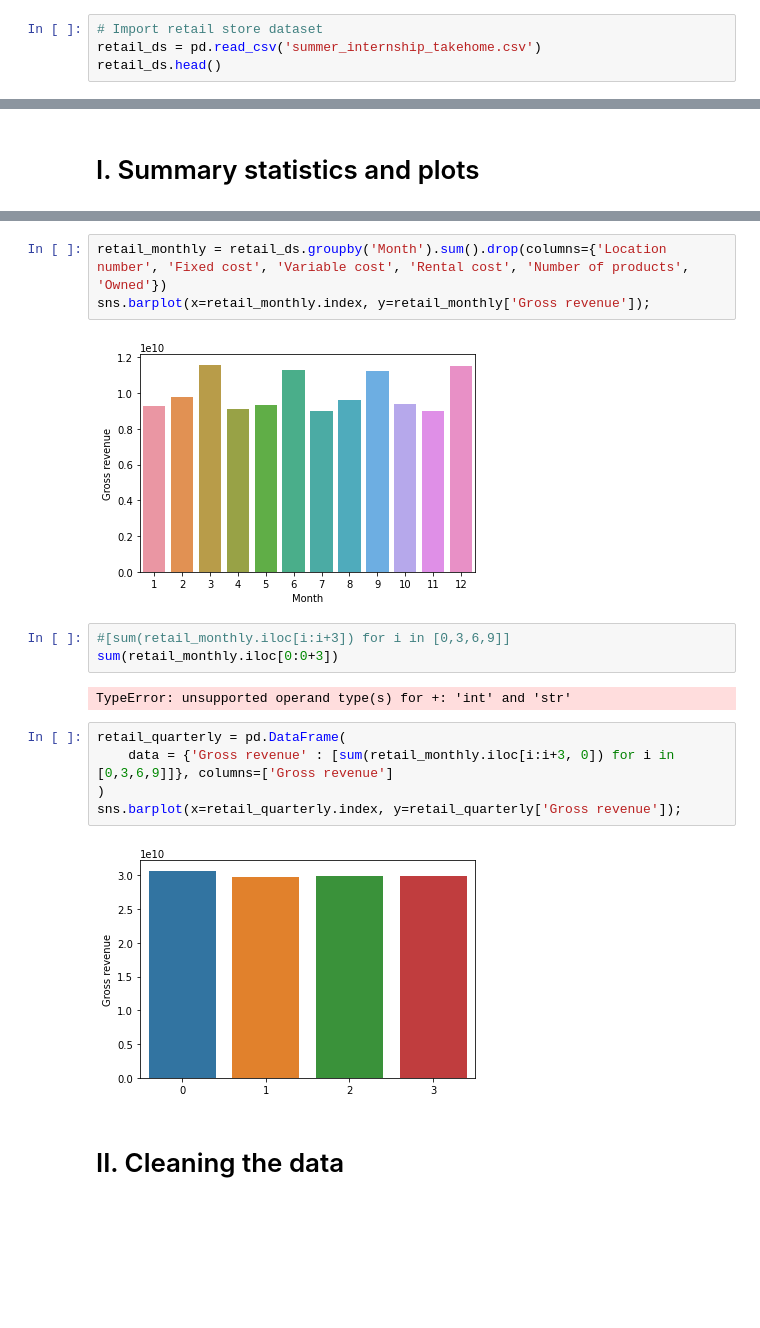
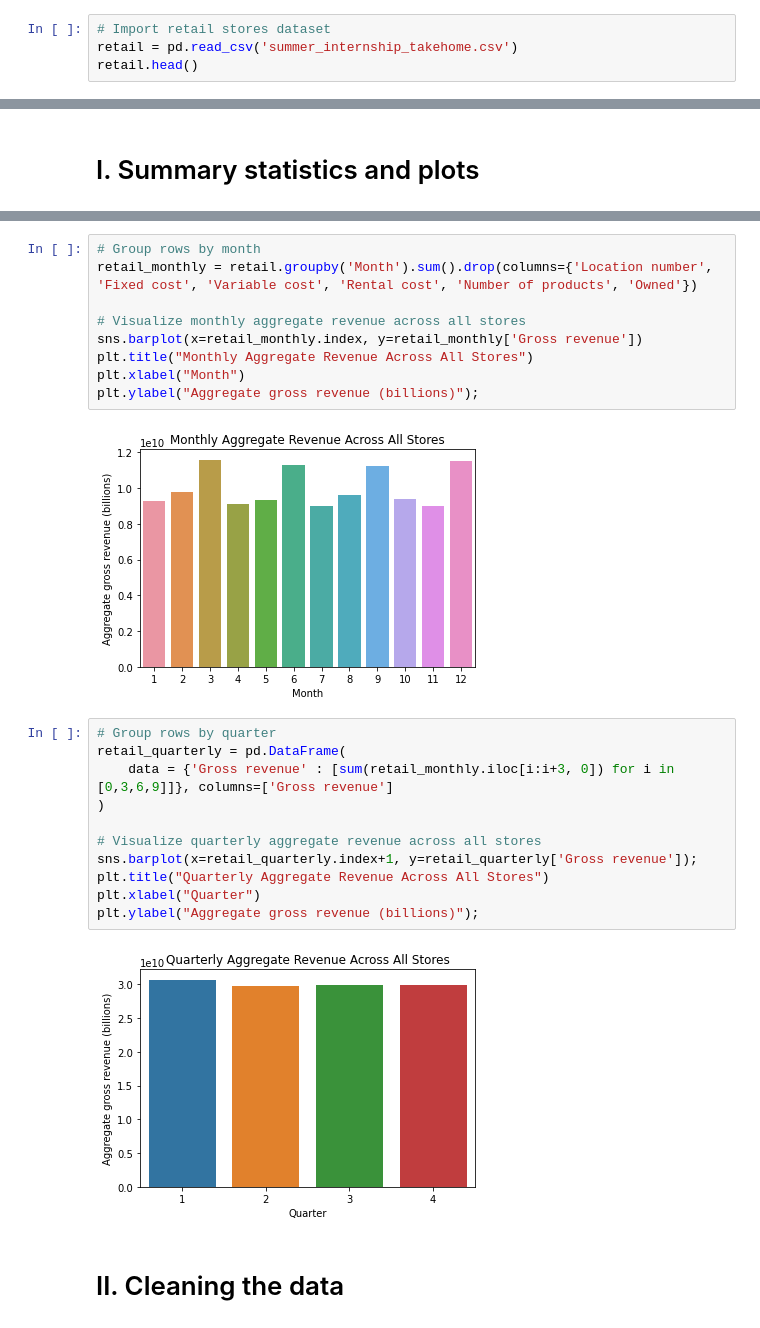
Before and after one commit to saahilshangle/ds-retail-analysis, a Jupyter notebook: Performance Analysis.ipynb, the cells around one changed output, grey strips where cells are left out. Cells and saved outputs as stored; diff of their text form; blank space fills up the shorter version.

```diff
--- a/Performance Analysis.ipynb
+++ b/Performance Analysis.ipynb
@@ -20,9 +20,9 @@ from sklearn.linear_model import Ridge
 import matplotlib.pyplot as plt
 import seaborn as sns
 # %%
-# Import retail store dataset
-retail_ds = pd.read_csv('summer_internship_takehome.csv')
-retail_ds.head()
+# Import retail stores dataset
+retail = pd.read_csv('summer_internship_takehome.csv')
+retail.head()
 # %% [output]
 |  | Location number | Month | State | Gross revenue | Fixed cost | Variable cost | Rental cost | ... |
 | 0 | 1 | 1 | TX | 48628171.02 | 9218156.69 | 24278189.23 | 365880 | ... |
@@ -55,20 +60,27 @@ Median:  0.26184928404393765
 # %%
-retail_monthly = retail_ds.groupby('Month').sum().drop(columns={'Location number', 'Fixed cost', 'Variable cost', 'Rental cost', 'Number of products', 'Owned'})
-sns.barplot(x=retail_monthly.index, y=retail_monthly['Gross revenue']);
+# Group rows by month
+retail_monthly = retail.groupby('Month').sum().drop(columns={'Location number', 'Fixed cost', 'Variable cost', 'Rental cost', 'Number of products', 'Owned'})
+
+# Visualize monthly aggregate revenue across all stores
+sns.barplot(x=retail_monthly.index, y=retail_monthly['Gross revenue'])
+plt.title("Monthly Aggregate Revenue Across All Stores")
+plt.xlabel("Month")
+plt.ylabel("Aggregate gross revenue (billions)");
 # %% [output]
-[figure, old version]
+[figure, new version]
-# %%
-#[sum(retail_monthly.iloc[i:i+3]) for i in [0,3,6,9]]
-sum(retail_monthly.iloc[0:0+3])
-# %% [output]
-TypeError: unsupported operand type(s) for +: 'int' and 'str'
 # %%
+# Group rows by quarter
 retail_quarterly = pd.DataFrame(
     data = {'Gross revenue' : [sum(retail_monthly.iloc[i:i+3, 0]) for i in [0,3,6,9]]}, columns=['Gross revenue']
 )
-sns.barplot(x=retail_quarterly.index, y=retail_quarterly['Gross revenue']);
+
+# Visualize quarterly aggregate revenue across all stores
+sns.barplot(x=retail_quarterly.index+1, y=retail_quarterly['Gross revenue']);
+plt.title("Quarterly Aggregate Revenue Across All Stores")
+plt.xlabel("Quarter")
+plt.ylabel("Aggregate gross revenue (billions)");
 # %% [output]
-[figure, old version]
+[figure, new version]
 # %% [markdown]
 # II. Cleaning the data
 # %% [markdown]
```
Also changed, not shown: parts of 1 cell of this notebook.
